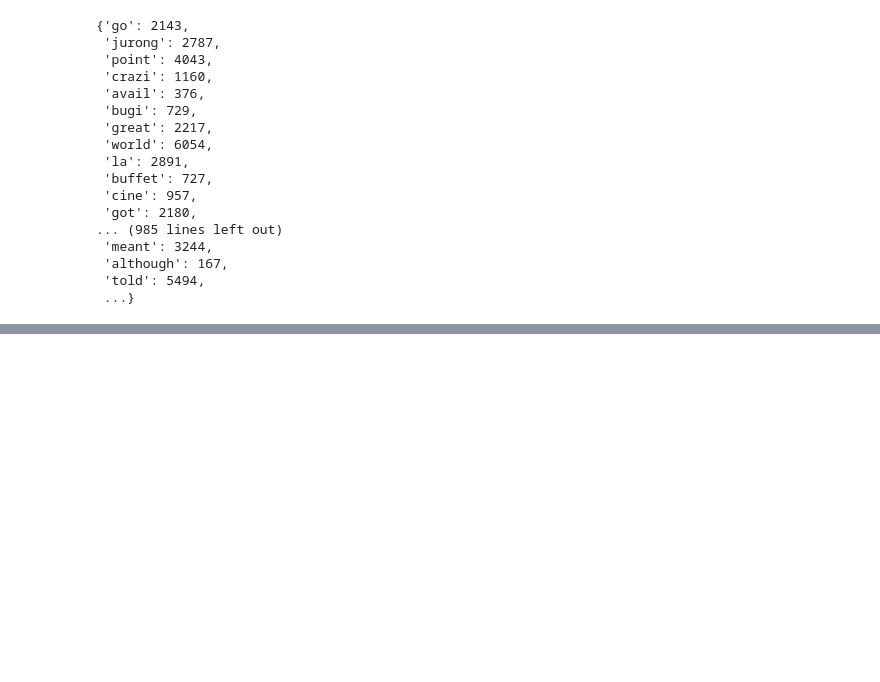
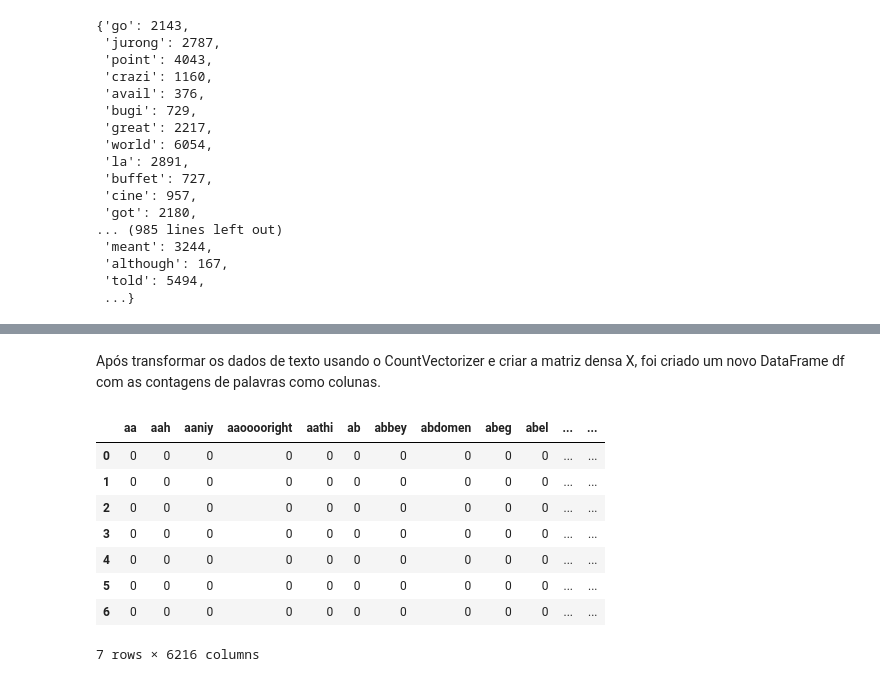
Before and after one commit to KARINAgoncalvesSOARES/ML_classificacao_de_spam, a Jupyter notebook: classificacao_de_spam.ipynb, the cells around one changed output, grey strips where cells are left out. Saved outputs shown, nothing was run; the diff lists cells and outputs as text; code cells hidden in the pictures; blank space fills up the shorter version.

```diff
--- a/classificacao_de_spam.ipynb
+++ b/classificacao_de_spam.ipynb
@@ -604,0 +616,4 @@ X.vocabulary_
+# %%
+
+X = cv.fit_transform(df['mensagem']).toarray()
+X
@@ -604,0 +641,16 @@ X.vocabulary_
+# %% [markdown]
+Após transformar os dados de texto usando o CountVectorizer e criar a matriz densa X, foi criado um novo DataFrame df com as contagens de palavras como colunas.
+# %%
+df2= pd.DataFrame(X, columns = cv.get_feature_names_out())
+
+df2.head(7)
+# %% [output]
+|  | aa | aah | aaniy | aaooooright | aathi | ab | abbey | abdomen | abeg | abel | ... | ... |
+| 0 | 0 | 0 | 0 | 0 | 0 | 0 | 0 | 0 | 0 | 0 | ... | ... |
+| 1 | 0 | 0 | 0 | 0 | 0 | 0 | 0 | 0 | 0 | 0 | ... | ... |
+| 2 | 0 | 0 | 0 | 0 | 0 | 0 | 0 | 0 | 0 | 0 | ... | ... |
+| 3 | 0 | 0 | 0 | 0 | 0 | 0 | 0 | 0 | 0 | 0 | ... | ... |
+| 4 | 0 | 0 | 0 | 0 | 0 | 0 | 0 | 0 | 0 | 0 | ... | ... |
+| 5 | 0 | 0 | 0 | 0 | 0 | 0 | 0 | 0 | 0 | 0 | ... | ... |
+| 6 | 0 | 0 | 0 | 0 | 0 | 0 | 0 | 0 | 0 | 0 | ... | ... |
+7 rows × 6216 columns
```
Also changed, not shown: parts of 17 cells of this notebook.
